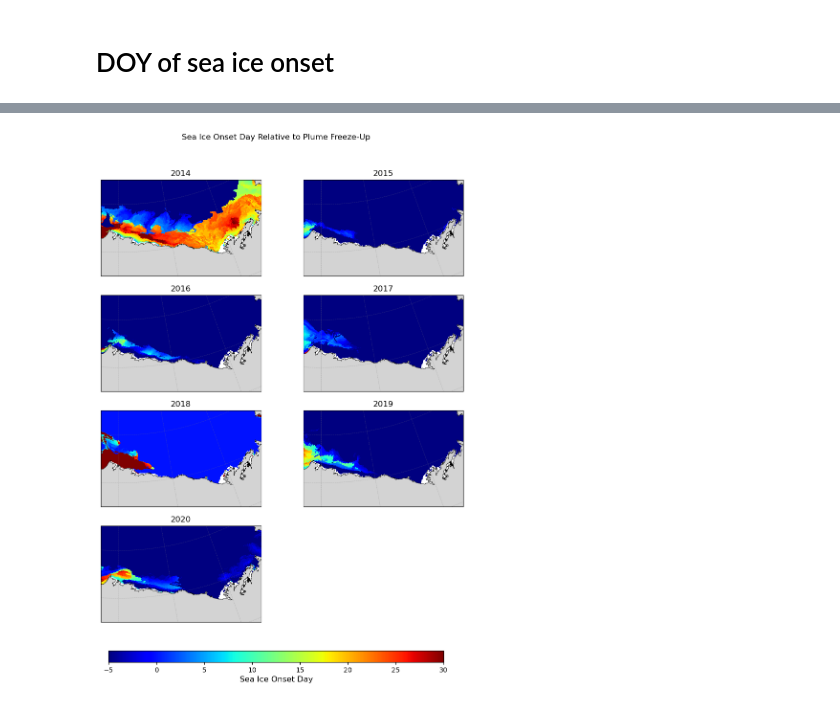
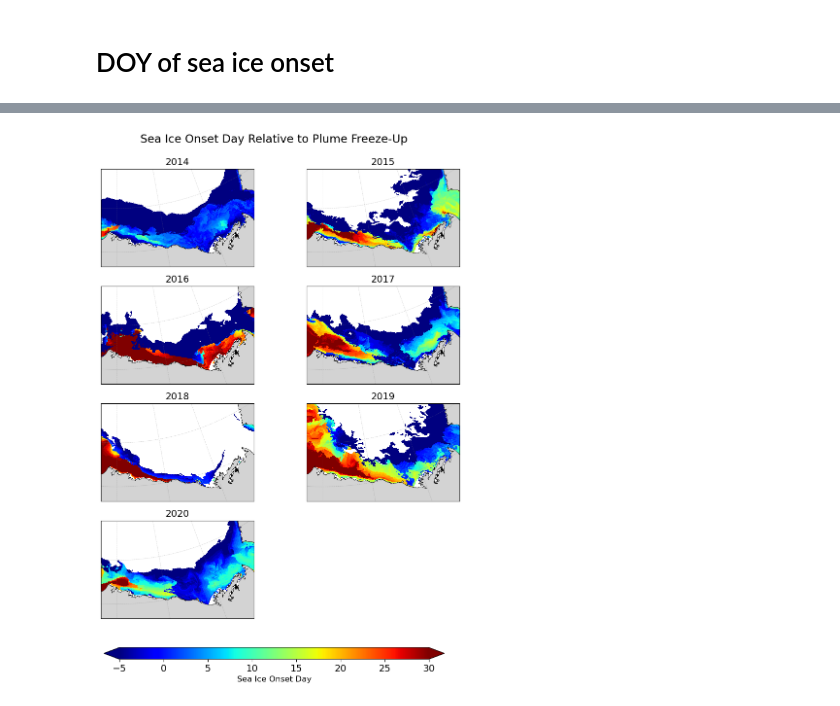
Before and after one commit to mjzahn/SASSIE_ECCO_salinity_stratification, a Jupyter notebook: notebooks/stratification_analyses/manuscript_figs/DOY_ice_onset_v2.ipynb, the cells around one changed output, grey strips where cells are left out. Saved outputs shown, nothing was run; the diff lists cells and outputs as text; code cells hidden in the pictures.

```diff
--- a/notebooks/stratification_analyses/manuscript_figs/DOY_ice_onset_v2.ipynb
+++ b/notebooks/stratification_analyses/manuscript_figs/DOY_ice_onset_v2.ipynb
@@ -162,0 +97,19 @@ plt.show()
+# %%
+beaufort_area = HH_grid.isel(i=slice(510,750),j=slice(50,450)).rAc
+# %%
+# calculating minimum based on extend (count grid cells where ice concentration >= 15% and sum their areas)
+
+# calculate sea ice extent: sum the area of grid cells where SIC >= 15%
+ice_extent = ((ice_yrs_masked >= 15) * beaufort_area).sum(dim=['i', 'j'])
+ice_extent = ice_extent.where(ice_extent != 0)
+
+# group by year
+grouped = ice_extent.groupby("time.year")
+
+# find the day of the minimum extent for each year
+min_ice_dates = []
+for year, data in grouped:
+    sic_min_yr = data['time']
+    min_day_tmp = sic_min_yr[data.argmin().values].values  # Get the time corresponding to min extent
+    min_ice_dates.append(min_day_tmp)
+    print(f"{year}: Minimum extent on {min_day_tmp}")
@@ -163,4 +124,18 @@ plt.show()
+# %%
+# generate daily timestamps from each min date to Dec 31 of that year
+date_arrays = [np.arange(np.datetime64(date), np.datetime64(f"{str(date)[:4]}-12-31") + np.timedelta64(1, 'D'), np.timedelta64(1, 'D'))
+               for date in min_ice_dates]
+
+# concatenate into one array
+full_date_array = np.concatenate(date_arrays)
+# %%
+# select days after sea ice minimum for sea ice
+
+# select all timesteps after sea ice minimum each year
+ice_yrs_after_min = ice_yrs_masked.sel(time=full_date_array)
 # %%
+plt.rcParams['font.size'] = 14
+
 years = np.arange(2014, 2021)
 n_years = len(years)
 
@@ -180,12 +155,12 @@ for i, year in enumerate(years):
 
     # Compute DOY when SIC > 15% for 3+ days
     doy_ice_onset = find_ice_onset_doy(
-        ice_yrs_masked.sel(time=str(year)).chunk(dict(time=-1)),
+        ice_yrs_after_min.sel(time=str(year)).chunk(dict(time=-1)),
         threshold=15, duration=3
     )
 
     # Normalize by plume date
-    plume_val = doy_ice_onset.isel(j=260, i=33).values
+    plume_val = doy_ice_onset.isel(j=140, i=33).values
     doy_norm = doy_ice_onset - plume_val
 
     # Coordinates from HH_land_beaufort
@@ -194,40 +169,40 @@ for i, year in enumerate(years):
 
     # pcolormesh in PlateCarree for correct lat/lon placement
     pcm = ax.pcolormesh(
-        lon, lat, doy_norm,
+        lon, lat, doy_norm.where(ice_yrs_after_min.sel(time=min_ice_dates[i])<15),
         transform=ccrs.PlateCarree(),
         cmap=cmap, vmin=vmin, vmax=vmax
     )
 
     # Land and coastlines
     ax.add_feature(cfeature.LAND, facecolor='lightgray', zorder=1)
     ax.add_feature(cfeature.COASTLINE, linewidth=0.5, color='k')
 
     # Map extent
     ax.set_extent([-158, -128, 69, 74], crs=ccrs.PlateCarree())
 
     # Gridlines
     gl = ax.gridlines(crs=ccrs.PlateCarree(), draw_labels=False,
                       linewidth=0.5, color='gray', alpha=0.4, linestyle='--')
     gl.xlocator = mpl.ticker.FixedLocator([-155, -145, -135])
     gl.ylocator = mpl.ticker.FixedLocator([67, 70, 73])
     gl.xformatter = LONGITUDE_FORMATTER
     gl.yformatter = LATITUDE_FORMATTER
 
-    ax.set_title(f"{year}", fontsize=12)
+    ax.set_title(f"{year}", fontsize=14)
 
 # Hide any unused subplot
 if n_years < len(axs):
     for ax in axs[n_years:]:
         ax.axis('off')
 
 # Shared horizontal colorbar
 cbar_ax = fig.add_axes([0.15, 0.04, 0.7, 0.02])
 norm = mpl.colors.Normalize(vmin=vmin, vmax=vmax)
-cbar = mpl.colorbar.ColorbarBase(cbar_ax, cmap=cmap, norm=norm, orientation='horizontal')
+cbar = mpl.colorbar.ColorbarBase(cbar_ax, cmap=cmap, norm=norm, orientation='horizontal',extend='both')
 cbar.set_label("Sea Ice Onset Day", fontsize=12)
 
-fig.suptitle('Sea Ice Onset Day Relative to Plume Freeze-Up', y=0.96)
+fig.suptitle('Sea Ice Onset Day Relative to Plume Freeze-Up', y=0.94)
 plt.show()
 # %% [output]
-[figure, old version]
+[figure, new version]
```
Also changed, not shown: parts of 6 cells of this notebook, 1 other file.
